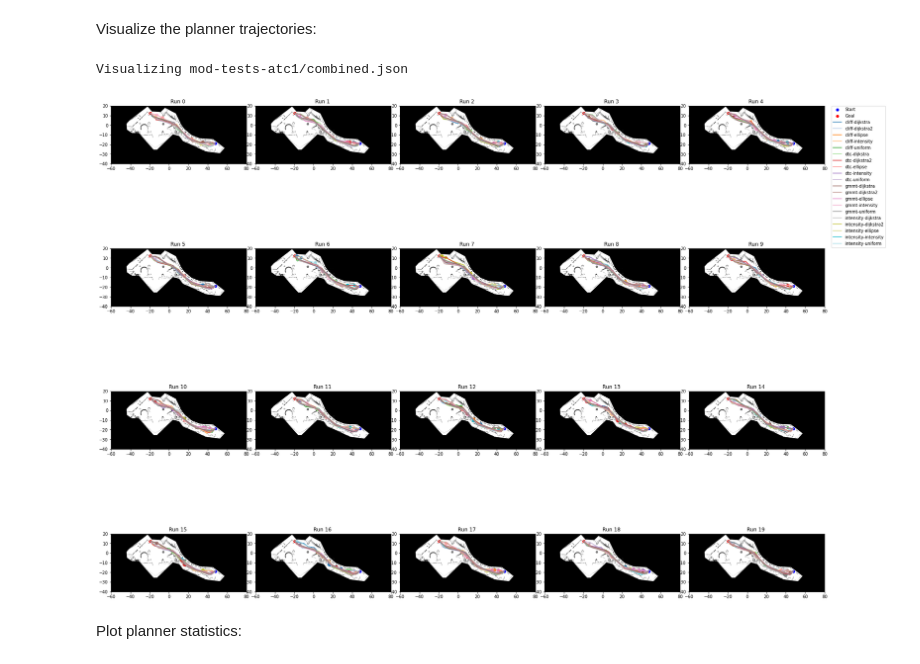
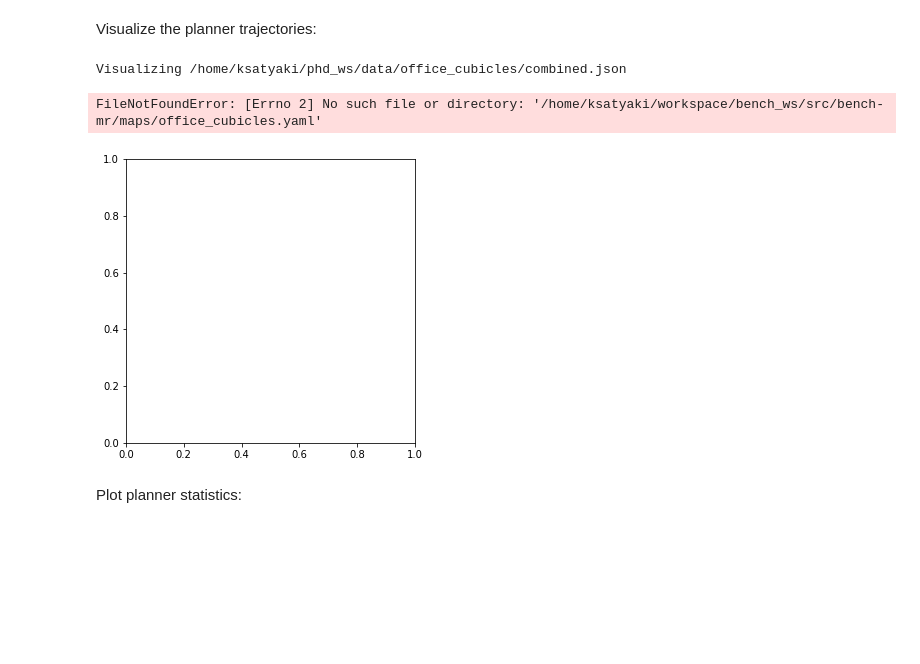
Before and after one commit to ksatyaki/bench-mr, a Jupyter notebook: python/MoD-planning-atc.ipynb, the cells around one changed output. Saved outputs shown, nothing was run; the diff lists cells and outputs as text; code cells hidden in the pictures; blank space fills up the shorter version.

```diff
--- a/python/MoD-planning-atc.ipynb
+++ b/python/MoD-planning-atc.ipynb
@@ -119,10 +119,11 @@ Successfully merged [mod-tests-atc1/cliff-intensity_results.json, mod-tests-atc1
 Visualize the planner trajectories:
 # %%
 from trajectory import visualize
-visualize('mod-tests-atc1/combined.json')
+visualize('/home/ksatyaki/phd_ws/data/office_cubicles/combined.json')
 # %% [output]
-Visualizing mod-tests-atc1/combined.json
+Visualizing /home/ksatyaki/phd_ws/data/office_cubicles/combined.json
+FileNotFoundError: [Errno 2] No such file or directory: '/home/ksatyaki/workspace/bench_ws/src/bench-mr/maps/office_cubicles.yaml'
-[figure, old version]
+[figure, new version]
 # %% [markdown]
 Plot planner statistics:
 # %%
```
Also changed, not shown: parts of 1 cell of this notebook.
